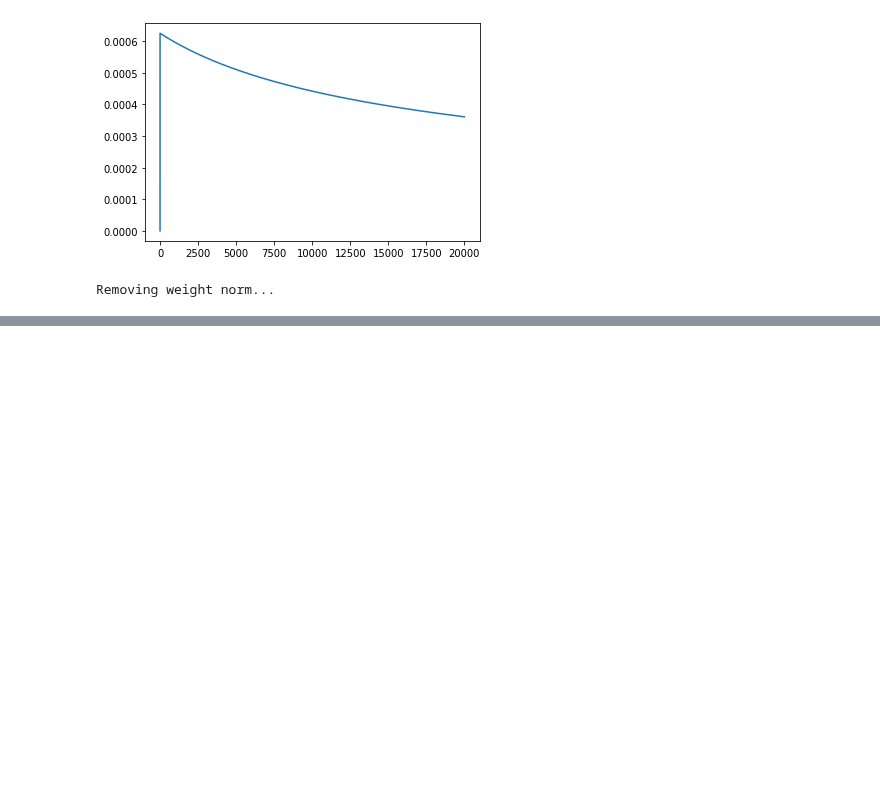
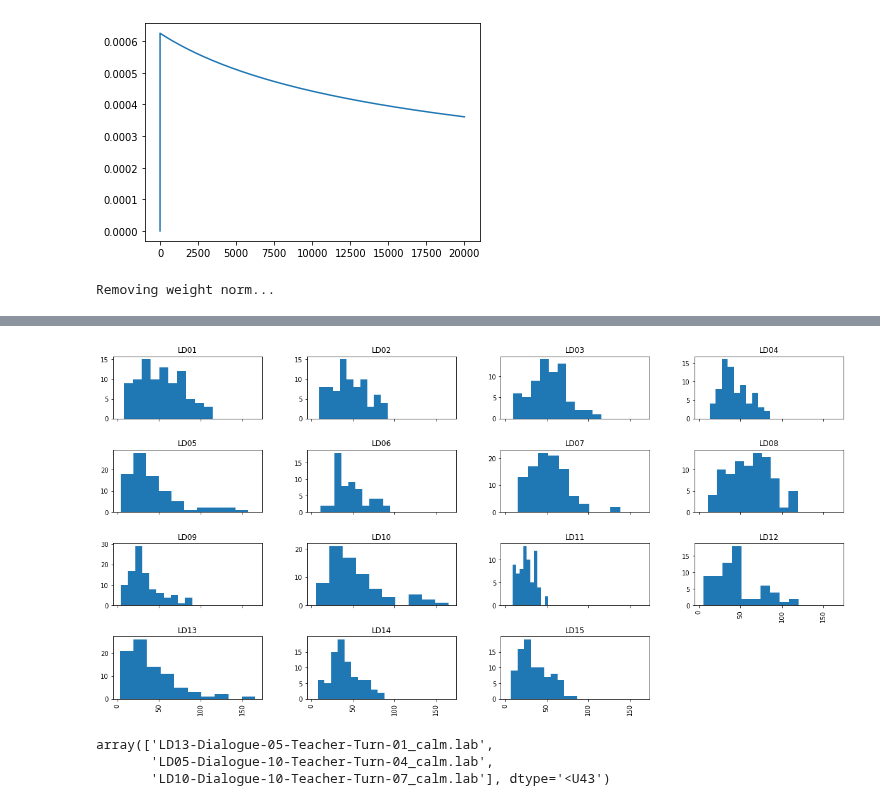
Before and after one commit to YutoNishimura-v2/vc_tts_template, a Jupyter notebook: tmp.ipynb, the cells around one changed output, grey strips where cells are left out. Saved outputs shown, nothing was run; the diff lists cells and outputs as text; code cells hidden in the pictures; blank space fills up the shorter version.

```diff
--- a/tmp.ipynb
+++ b/tmp.ipynb
@@ -185,0 +208,34 @@ for epoch in epochs:
+# %%
+from pathlib import Path
+from scipy.io import wavfile
+import pandas as pd
+import matplotlib.pyplot as plt
+
+lab_paths = Path("../dataset/out_Long_dialogue/jl_out_lab")
+
+lengthes = []
+names = []
+base_names = []
+for lab_path in lab_paths.glob("*.lab"):
+    with open(lab_path, 'r') as f:
+        length = len(f.readlines())
+    lengthes.append(length)
+    names.append(lab_path.name)
+    base_names.append(lab_path.name.split('-')[0])
+
+df = pd.DataFrame({
+    "phoneme_num": lengthes,
+    "basename": base_names
+})
+# %%
+df.hist(column="phoneme_num", by="basename", figsize=(20,10), sharex=1)
+plt.show()
+# %% [output]
+[figure, added]
+# %%
+import numpy as np
+np.array(names)[np.array(lengthes) >= 150]
+# %% [output]
+array(['LD13-Dialogue-05-Teacher-Turn-01_calm.lab',
+       'LD05-Dialogue-10-Teacher-Turn-04_calm.lab',
+       'LD10-Dialogue-10-Teacher-Turn-07_calm.lab'], dtype='<U43')
```
Also changed, not shown: parts of 3 cells of this notebook, 42 other files.
